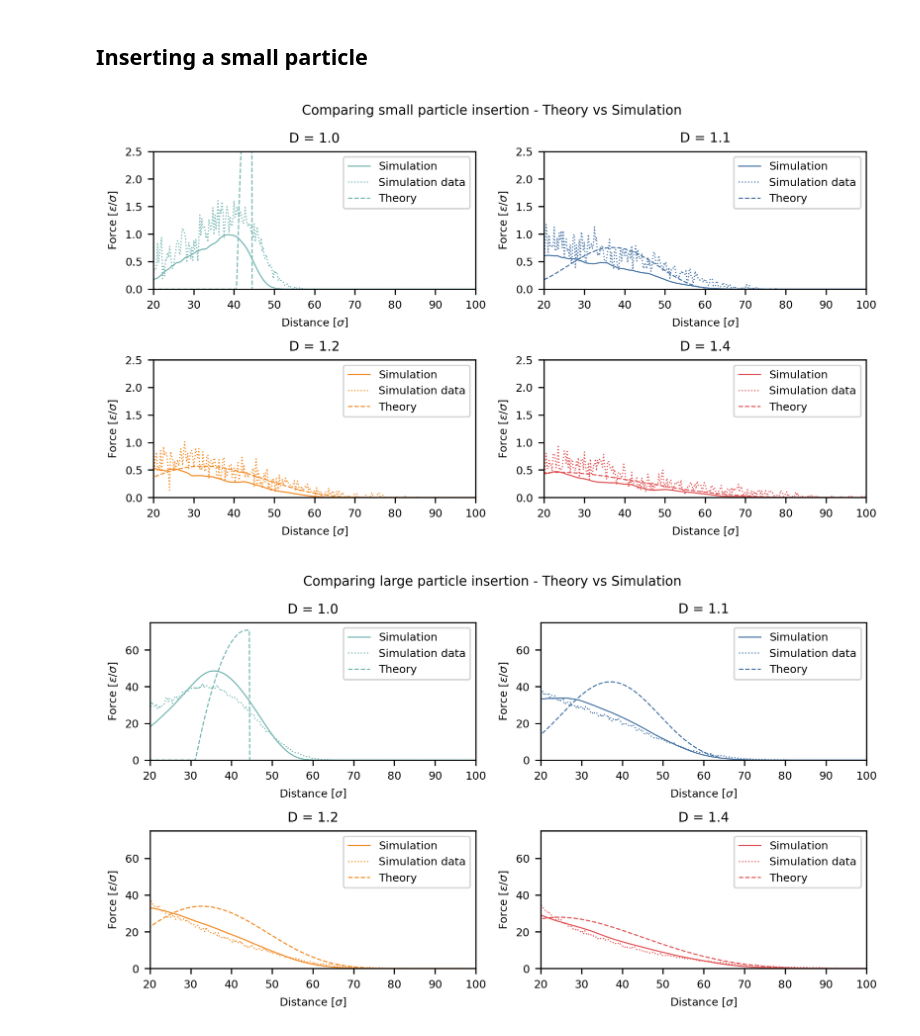
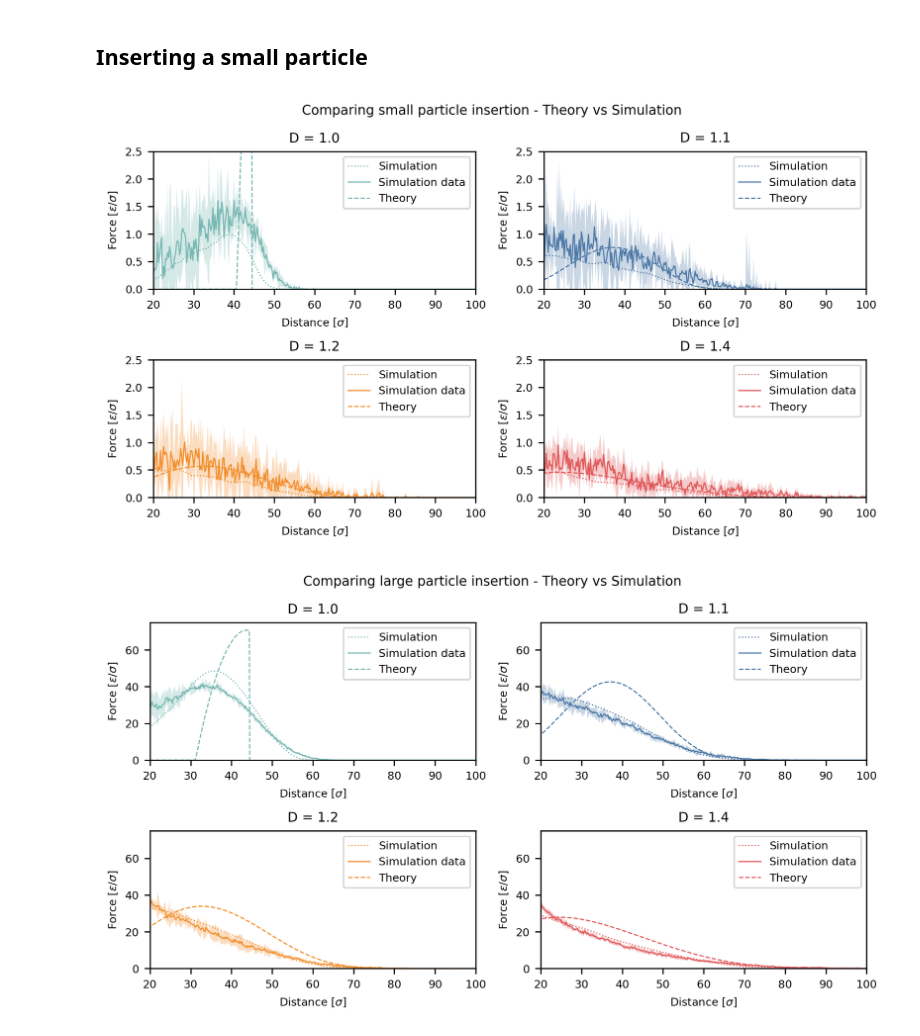
Before and after one commit to leon-a-smook/picbad, a Jupyter notebook: notebooks/particle-insertion.ipynb, the cells around one changed output. Drawn from its saved outputs; the diff is of its cells as text; code cells hidden in the pictures.

```diff
--- a/notebooks/particle-insertion.ipynb
+++ b/notebooks/particle-insertion.ipynb
@@ -64,49 +64,53 @@ OFFSET = 0
 
 fig, ax = plt.subplots(figsize=FIGURE_SIZE_LARGE, dpi=FIGURE_DPI,ncols=2,nrows=2)
 
-ax[0][0].plot(brush_10.z, brush_10.insertion_force, "-", label='Simulation', color=nature_colors[3])
+ax[0][0].plot(brush_10.z, brush_10.insertion_force, ":", label='Simulation', color=nature_colors[3])
 data = pd.read_csv("../data/Small_Particle_D100.csv")
-ax[0][0].plot(data.z.to_numpy()-OFFSET,data.F_mean.to_numpy(),':', label='Simulation data', color=nature_colors[3])
+ax[0][0].plot(data.z.to_numpy()-OFFSET,data.F_mean.to_numpy(),'-', label='Simulation data', color=nature_colors[3])
+ax[0][0].fill_between(data.z.to_numpy()-OFFSET,data.CI_lower.to_numpy(),data.CI_upper.to_numpy(), alpha = 0.3, color=nature_colors[3],edgecolor=None)
 brush_10.insert_particle(beta=beta,radius=radius)
 ax[0][0].plot(brush_10_th.z,brush_10_th.insertion_force,'--', label='Theory', color=nature_colors[3])
 ax[0][0].set_title("D = 1.0")
 
-ax[0][1].plot(brush_11.z, brush_11.insertion_force, "-", label='Simulation', color=nature_colors[0])
+ax[0][1].plot(brush_11.z, brush_11.insertion_force, ":", label='Simulation', color=nature_colors[0])
 data = pd.read_csv("../data/Small_Particle_D110.csv")
-ax[0][1].plot(data.z.to_numpy()-OFFSET,data.F_mean.to_numpy(),':', label='Simulation data', color=nature_colors[0])
+ax[0][1].plot(data.z.to_numpy()-OFFSET,data.F_mean.to_numpy(),'-', label='Simulation data', color=nature_colors[0])
+ax[0][1].fill_between(data.z.to_numpy()-OFFSET,data.CI_lower.to_numpy(),data.CI_upper.to_numpy(), alpha = 0.3, color=nature_colors[0],edgecolor=None)
 brush_11.insert_particle(beta=beta,radius=radius)
 ax[0][1].plot(brush_11_th.z,brush_11_th.insertion_force,'--', label='Theory', color=nature_colors[0])
 ax[0][1].set_title("D = 1.1")
 
 
-ax[1][0].plot(brush_12.z, brush_12.insertion_force, "-", label='Simulation', color=nature_colors[1])
+ax[1][0].plot(brush_12.z, brush_12.insertion_force, ":", label='Simulation', color=nature_colors[1])
 data = pd.read_csv("../data/Small_Particle_D120.csv")
-ax[1][0].plot(data.z.to_numpy()-OFFSET,data.F_mean.to_numpy(),':', label='Simulation data', color=nature_colors[1])
+ax[1][0].plot(data.z.to_numpy()-OFFSET,data.F_mean.to_numpy(),'-', label='Simulation data', color=nature_colors[1])
+ax[1][0].fill_between(data.z.to_numpy()-OFFSET,data.CI_lower.to_numpy(),data.CI_upper.to_numpy(), alpha = 0.3, color=nature_colors[1],edgecolor=None)
 brush_12.insert_particle(beta=beta,radius=radius)
 ax[1][0].plot(brush_12_th.z,brush_12_th.insertion_force,'--', label='Theory', color=nature_colors[1])
 ax[1][0].set_title("D = 1.2")
 
 
-ax[1][1].plot(brush_14.z, brush_14.insertion_force, "-", label='Simulation', color=nature_colors[2])
+ax[1][1].plot(brush_14.z, brush_14.insertion_force, ":", label='Simulation', color=nature_colors[2])
 data = pd.read_csv("../data/Small_Particle_D140.csv")
-ax[1][1].plot(data.z.to_numpy()-OFFSET,data.F_mean.to_numpy(),':', label='Simulation data', color=nature_colors[2])
+ax[1][1].plot(data.z.to_numpy()-OFFSET,data.F_mean.to_numpy(),'-', label='Simulation data', color=nature_colors[2])
+ax[1][1].fill_between(data.z.to_numpy()-OFFSET,data.CI_lower.to_numpy(),data.CI_upper.to_numpy(), alpha = 0.3, color=nature_colors[2],edgecolor=None)
 brush_14.insert_particle(beta=beta,radius=radius)
 ax[1][1].plot(brush_14_th.z,brush_14_th.insertion_force,'--', label='Theory', color=nature_colors[2])
 ax[1][1].set_title("D = 1.4")
 
 
 for i, ax in enumerate(fig.axes):
     ax.set_ylabel(str(i))
     ax.set_xlim([20,100])
     ax.set_xlabel("Distance [$\sigma$]")
     ax.set_ylim([0,2.5])
     ax.set_ylabel("Force [$\epsilon/\sigma$]")
     ax.legend()
 
 fig.suptitle("Comparing small particle insertion - Theory vs Simulation")
 fig.tight_layout()
 # %% [output]
-[figure, old version]
+[figure, new version]
 # %%
 #Insert particle
 beta = 0.00
@@ -142,32 +146,36 @@ OFFSET = 0
 
 fig, ax = plt.subplots(figsize=FIGURE_SIZE_LARGE, dpi=FIGURE_DPI,ncols=2,nrows=2)
 
-ax[0][0].plot(brush_10.z, brush_10.insertion_force, "-", label='Simulation', color=nature_colors[3])
+ax[0][0].plot(brush_10.z, brush_10.insertion_force, ":", label='Simulation', color=nature_colors[3])
 data = pd.read_csv("../data/Large_Particle_D100.csv")
-ax[0][0].plot(data.z.to_numpy()-OFFSET,data.F_mean.to_numpy(),':', label='Simulation data', color=nature_colors[3])
+ax[0][0].plot(data.z.to_numpy()-OFFSET,data.F_mean.to_numpy(),'-', label='Simulation data', color=nature_colors[3])
+ax[0][0].fill_between(data.z.to_numpy()-OFFSET,data.CI_lower.to_numpy(),data.CI_upper.to_numpy(), alpha = 0.3, color=nature_colors[3],edgecolor=None)
 brush_10.insert_particle(beta=beta,radius=radius)
 ax[0][0].plot(brush_10_th.z,brush_10_th.insertion_force,'--', label='Theory', color=nature_colors[3])
 ax[0][0].set_title("D = 1.0")
 
-ax[0][1].plot(brush_11.z, brush_11.insertion_force, "-", label='Simulation', color=nature_colors[0])
+ax[0][1].plot(brush_11.z, brush_11.insertion_force, ":", label='Simulation', color=nature_colors[0])
 data = pd.read_csv("../data/Large_Particle_D110.csv")
-ax[0][1].plot(data.z.to_numpy()-OFFSET,data.F_mean.to_numpy(),':', label='Simulation data', color=nature_colors[0])
+ax[0][1].plot(data.z.to_numpy()-OFFSET,data.F_mean.to_numpy(),'-', label='Simulation data', color=nature_colors[0])
+ax[0][1].fill_between(data.z.to_numpy()-OFFSET,data.CI_lower.to_numpy(),data.CI_upper.to_numpy(), alpha = 0.3, color=nature_colors[0],edgecolor=None)
 brush_11.insert_particle(beta=beta,radius=radius)
 ax[0][1].plot(brush_11_th.z,brush_11_th.insertion_force,'--', label='Theory', color=nature_colors[0])
 ax[0][1].set_title("D = 1.1")
 
 
-ax[1][0].plot(brush_12.z, brush_12.insertion_force, "-", label='Simulation', color=nature_colors[1])
+ax[1][0].plot(brush_12.z, brush_12.insertion_force, ":", label='Simulation', color=nature_colors[1])
 data = pd.read_csv("../data/Large_Particle_D120.csv")
-ax[1][0].plot(data.z.to_numpy()-OFFSET,data.F_mean.to_numpy(),':', label='Simulation data', color=nature_colors[1])
+ax[1][0].plot(data.z.to_numpy()-OFFSET,data.F_mean.to_numpy(),'-', label='Simulation data', color=nature_colors[1])
+ax[1][0].fill_between(data.z.to_numpy()-OFFSET,data.CI_lower.to_numpy(),data.CI_upper.to_numpy(), alpha = 0.3, color=nature_colors[1],edgecolor=None)
 brush_12.insert_particle(beta=beta,radius=radius)
 ax[1][0].plot(brush_12_th.z,brush_12_th.insertion_force,'--', label='Theory', color=nature_colors[1])
 ax[1][0].set_title("D = 1.2")
 
 
-ax[1][1].plot(brush_14.z, brush_14.insertion_force, "-", label='Simulation', color=nature_colors[2])
+ax[1][1].plot(brush_14.z, brush_14.insertion_force, ":", label='Simulation', color=nature_colors[2])
 data = pd.read_csv("../data/Large_Particle_D140.csv")
-ax[1][1].plot(data.z.to_numpy()-OFFSET,data.F_mean.to_numpy(),':', label='Simulation data', color=nature_colors[2])
+ax[1][1].plot(data.z.to_numpy()-OFFSET,data.F_mean.to_numpy(),'-', label='Simulation data', color=nature_colors[2])
+ax[1][1].fill_between(data.z.to_numpy()-OFFSET,data.CI_lower.to_numpy(),data.CI_upper.to_numpy(), alpha = 0.3, color=nature_colors[2],edgecolor=None)
 brush_14.insert_particle(beta=beta,radius=radius)
 ax[1][1].plot(brush_14_th.z,brush_14_th.insertion_force,'--', label='Theory', color=nature_colors[2])
 ax[1][1].set_title("D = 1.4")
@@ -184,4 +192,4 @@ for i, ax in enumerate(fig.axes):
 fig.suptitle("Comparing large particle insertion - Theory vs Simulation")
 fig.tight_layout()
 # %% [output]
-[figure, old version]
+[figure, new version]
```
Also changed, not shown: 2 other files.
